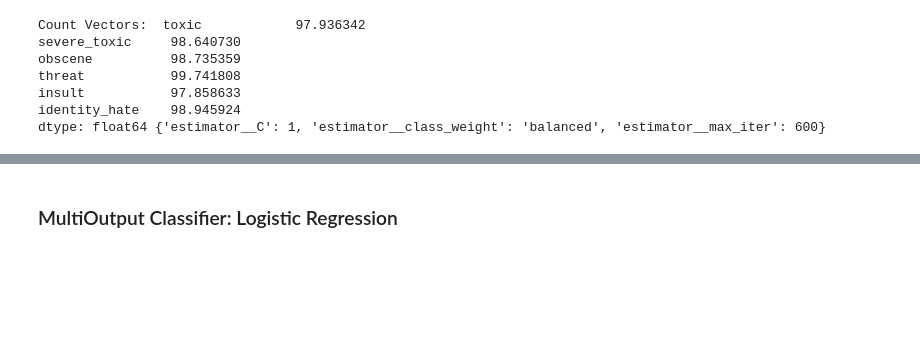
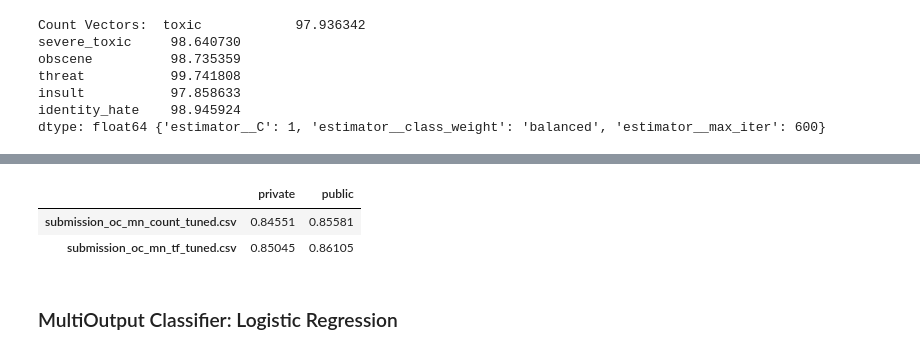
Before and after one commit to francheska-vicente/stintsy-project, a Jupyter notebook: ToxicComment_S13_Group8_Supplementary.ipynb, the cells around one changed output, grey strips where cells are left out. Drawn from its saved outputs; the diff is of its cells as text; code cells hidden in the pictures; blank space fills up the shorter version.

```diff
--- a/ToxicComment_S13_Group8_Supplementary.ipynb
+++ b/ToxicComment_S13_Group8_Supplementary.ipynb
@@ -590,3 +703,12 @@ pd.DataFrame(
+# %%
+pd.DataFrame(
+    data={'private': [0.84551, 0.85045], 'public': [0.85581, 0.86105]},
+    index=['submission_oc_mn_count_tuned.csv', 'submission_oc_mn_tf_tuned.csv']
+)
+# %% [output]
+|  | private | public |
+| submission_oc_mn_count_tuned.csv | 0.84551 | 0.85581 |
+| submission_oc_mn_tf_tuned.csv | 0.85045 | 0.86105 |
 # %% [markdown]
 ### MultiOutput Classifier: Logistic Regression
 # %% [markdown]
```
Also changed, not shown: parts of 138 cells of this notebook, 6 other files.
